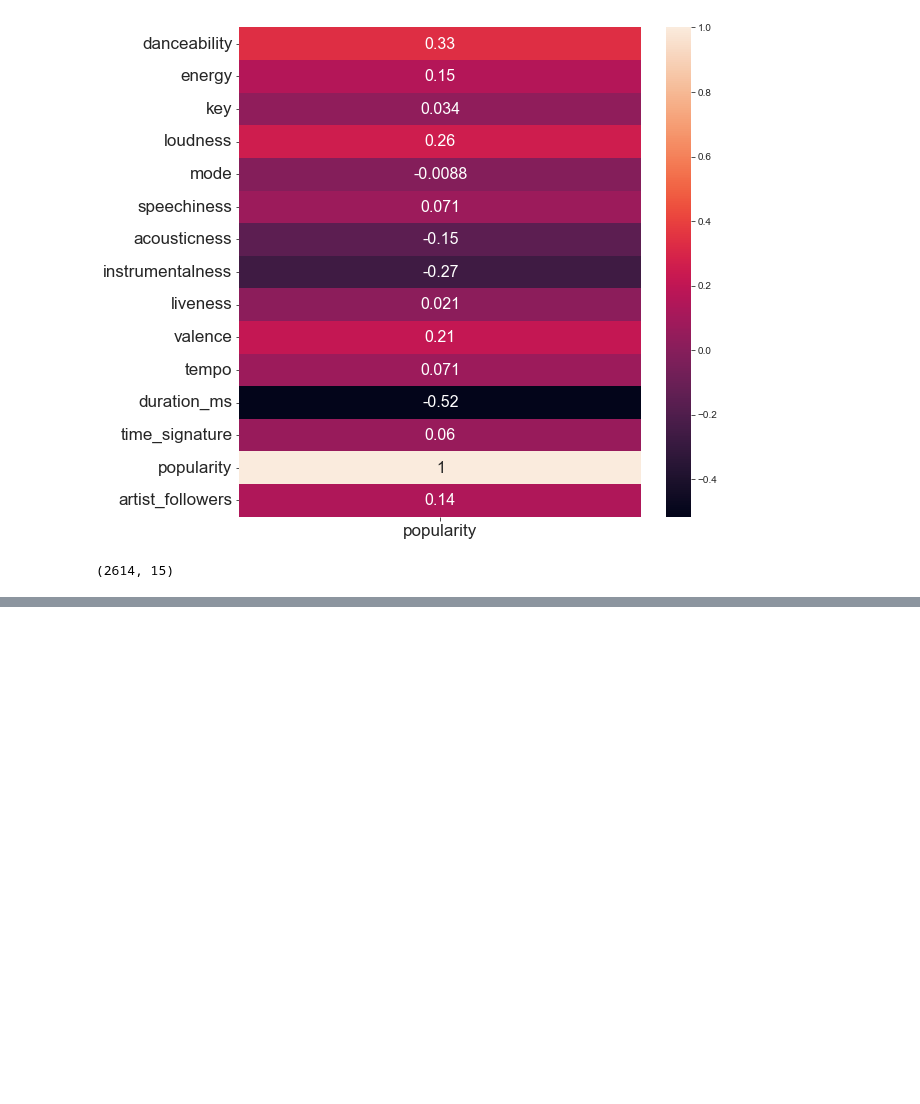
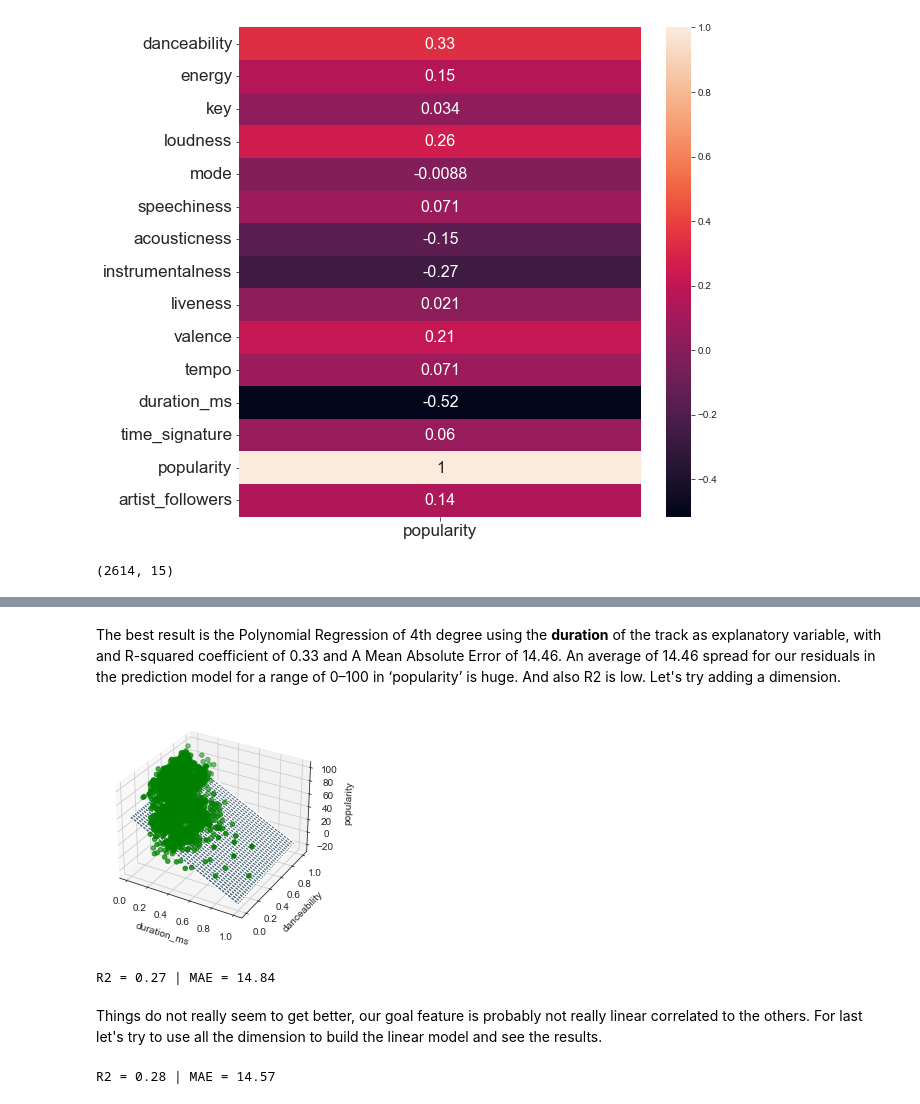
Before and after one commit to Benjamin-Barda/spotyCARLO, a Jupyter notebook: PacosPart.ipynb, the cells around one changed output, grey strips where cells are left out. Drawn from its saved outputs; the diff is of its cells as text; code cells hidden in the pictures; blank space fills up the shorter version.

```diff
--- a/PacosPart.ipynb
+++ b/PacosPart.ipynb
@@ -185,0 +185,17 @@ TypeError: 'float' object is not subscriptable
+# %% [markdown]
+The best result is the Polynomial Regression of 4th degree using the **duration** of the track as explanatory variable, with and R-squared coefficient of 0.33 and A Mean Absolute Error of 14.46. An average of 14.46 spread for our residuals in the prediction model for a range of 0–100 in ‘popularity’ is huge. And also R2 is low. Let's try adding a dimension.
+# %%
+mergeDF['duration_ms'] = (mergeDF['duration_ms'] - mergeDF['duration_ms'].min())/(mergeDF['duration_ms'].max() - mergeDF['duration_ms'].min())  #quick feature scale normalization
+LR2.fit(mergeDF[['duration_ms','danceability']],mergeDF[['popularity']])
+LR2.plotModel()
+print('R2 =',round(LR2.R_squared,2),'| MAE =', round(LR2.MeanAbsError,2))
+# %% [output]
+[figure, added]
+R2 = 0.27 | MAE = 14.84
+# %% [markdown]
+Things do not really seem to get better, our goal feature is probably not really linear correlated to the others. For last let's try to use all the dimension to build the linear model and see the results.
+# %%
+theta = LR2.fit(mergeDF.drop(['popularity'],axis=1),mergeDF[['popularity']])
+print('R2 =',round(LR2.R_squared,2),'| MAE =', round(LR2.MeanAbsError,2))
+# %% [output]
+R2 = 0.28 | MAE = 14.57
```
Also changed, not shown: parts of 10 cells of this notebook, 3 other files.
